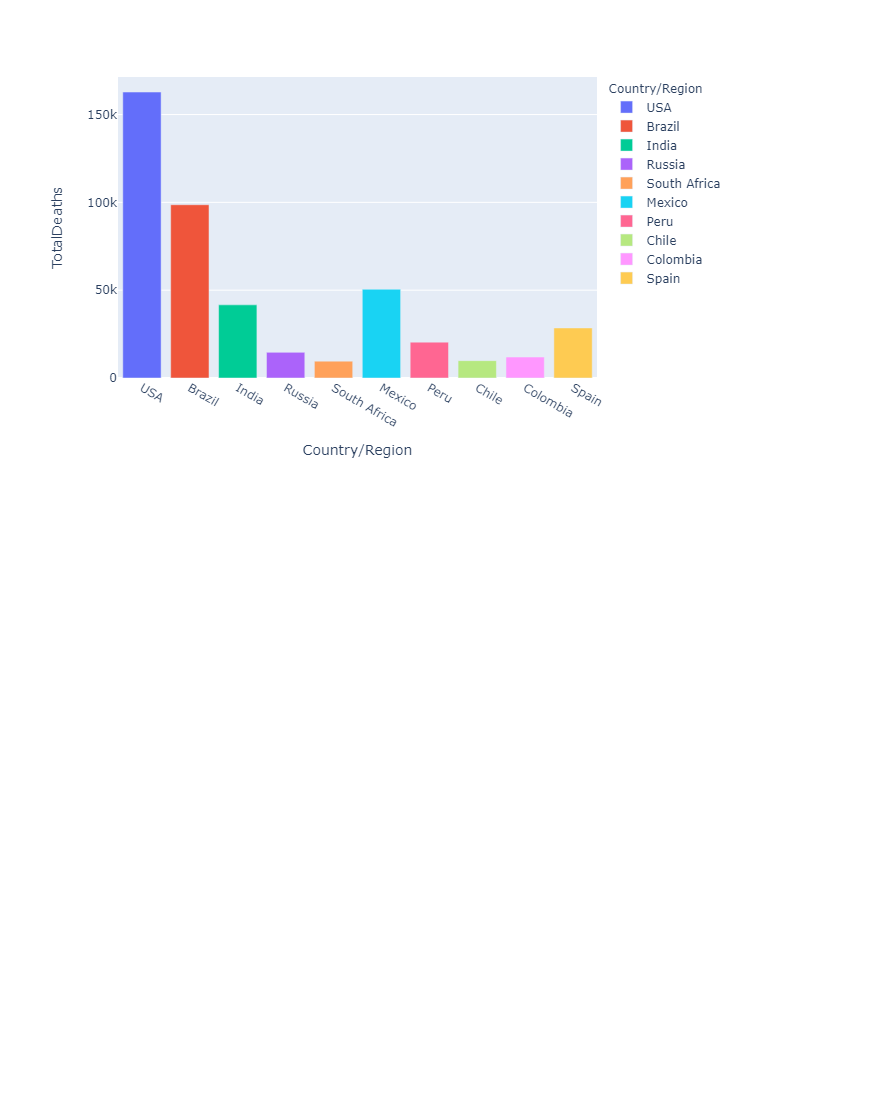
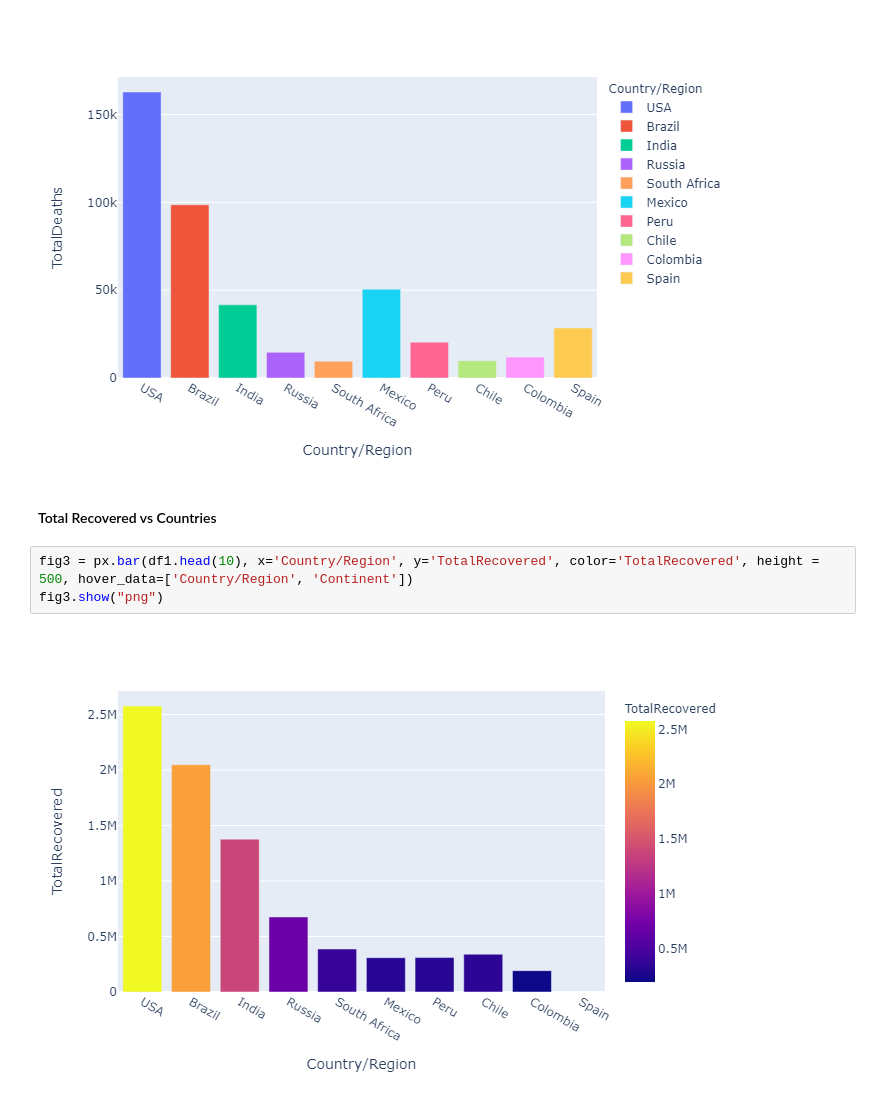
Before and after one commit to codebox100/COVID-19-Analysis, a Jupyter notebook: COVID-19_Viz.ipynb, the cells around one changed output. Cells and saved outputs as stored; diff of their text form; blank space fills up the shorter version.

Commit message:
added new charts

```diff
--- a/COVID-19_Viz.ipynb
+++ b/COVID-19_Viz.ipynb
@@ -81,3 +75,10 @@ fig2 = px.bar(df1.head(10), x='Country/Region', y='TotalDeaths', color='Country/
 fig2.show("png")
 # %% [output]
 [figure]
+# %% [markdown]
+#### Total Recovered vs Countries
+# %%
+fig3 = px.bar(df1.head(10), x='Country/Region', y='TotalRecovered', color='TotalRecovered', height = 500, hover_data=['Country/Region', 'Continent'])
+fig3.show("png")
+# %% [output]
+[figure, added]
```
Also changed, not shown: parts of 5 cells of this notebook.
